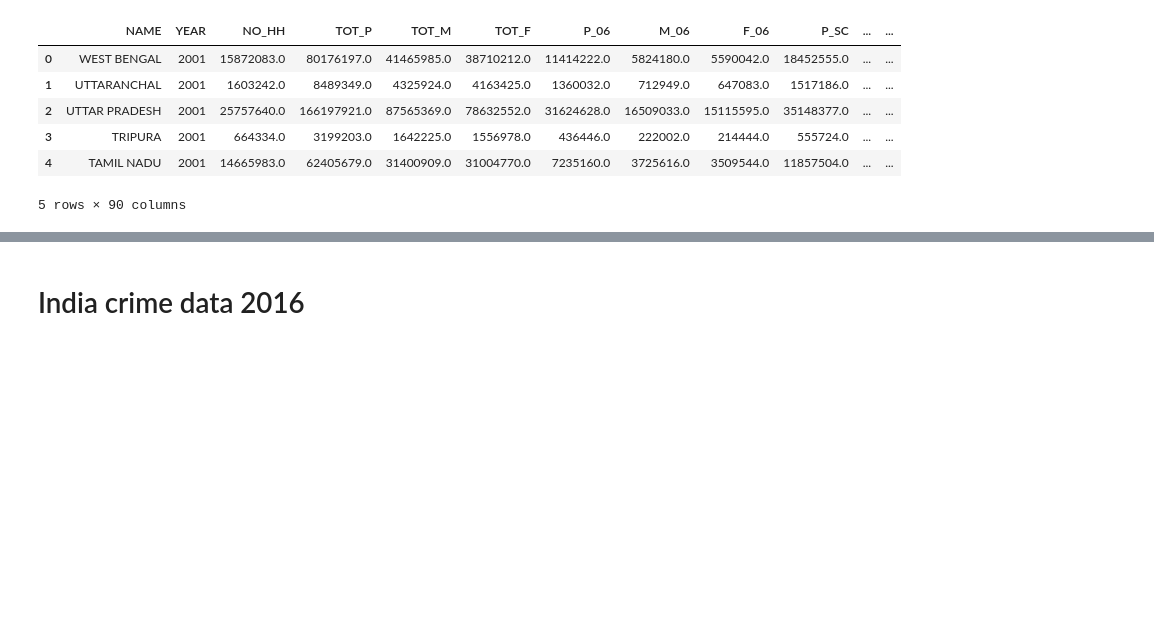
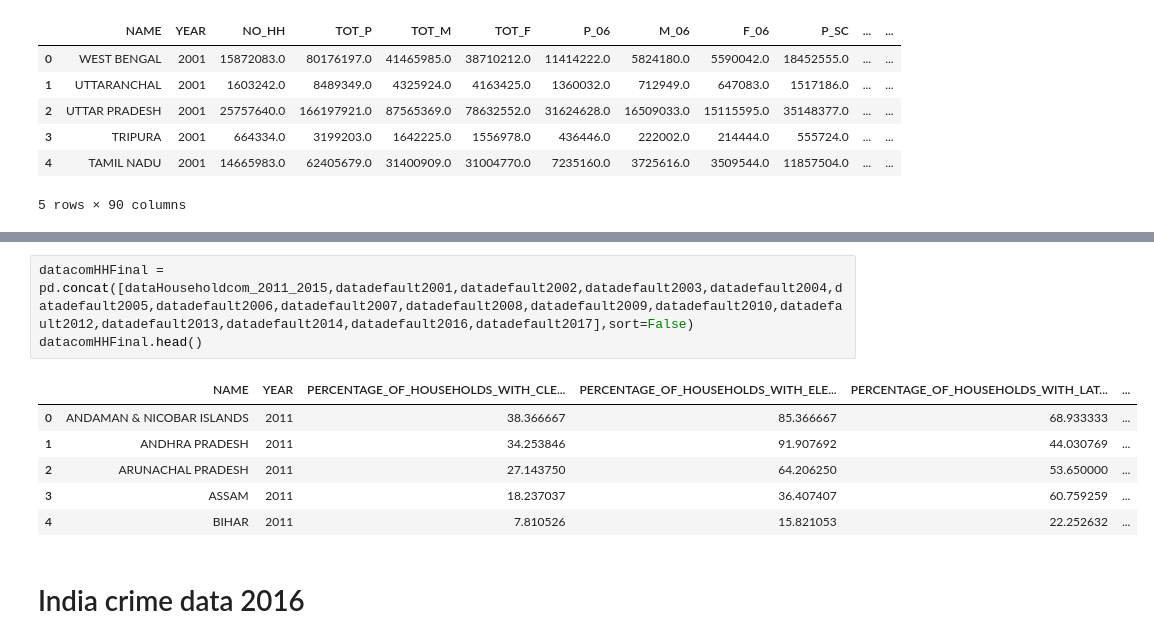
Before and after one commit to kurund/aangan-data-analysis, a Jupyter notebook: india-census/single-data-source.ipynb, the cells around one changed output, grey strips where cells are left out. Saved outputs shown, nothing was run; the diff lists cells and outputs as text; blank space fills up the shorter version.

```diff
--- a/india-census/single-data-source.ipynb
+++ b/india-census/single-data-source.ipynb
@@ -99,3 +159,13 @@ datacomcenFinal.head()
+# %%
+datacomHHFinal = pd.concat([dataHouseholdcom_2011_2015,datadefault2001,datadefault2002,datadefault2003,datadefault2004,datadefault2005,datadefault2006,datadefault2007,datadefault2008,datadefault2009,datadefault2010,datadefault2012,datadefault2013,datadefault2014,datadefault2016,datadefault2017],sort=False)
+datacomHHFinal.head()
+# %% [output]
+|  | NAME | YEAR | PERCENTAGE_OF_HOUSEHOLDS_WITH_CLE... | PERCENTAGE_OF_HOUSEHOLDS_WITH_ELE... | PERCENTAGE_OF_HOUSEHOLDS_WITH_LAT... | ... |
+| 0 | ANDAMAN & NICOBAR ISLANDS | 2011 | 38.366667 | 85.366667 | 68.933333 | ... |
+| 1 | ANDHRA PRADESH | 2011 | 34.253846 | 91.907692 | 44.030769 | ... |
+| 2 | ARUNACHAL PRADESH | 2011 | 27.143750 | 64.206250 | 53.650000 | ... |
+| 3 | ASSAM | 2011 | 18.237037 | 36.407407 | 60.759259 | ... |
+| 4 | BIHAR | 2011 | 7.810526 | 15.821053 | 22.252632 | ... |
 # %% [markdown]
 # India crime data 2016
 # %%
```
Also changed, not shown: parts of 6 cells of this notebook, 24 other files.
